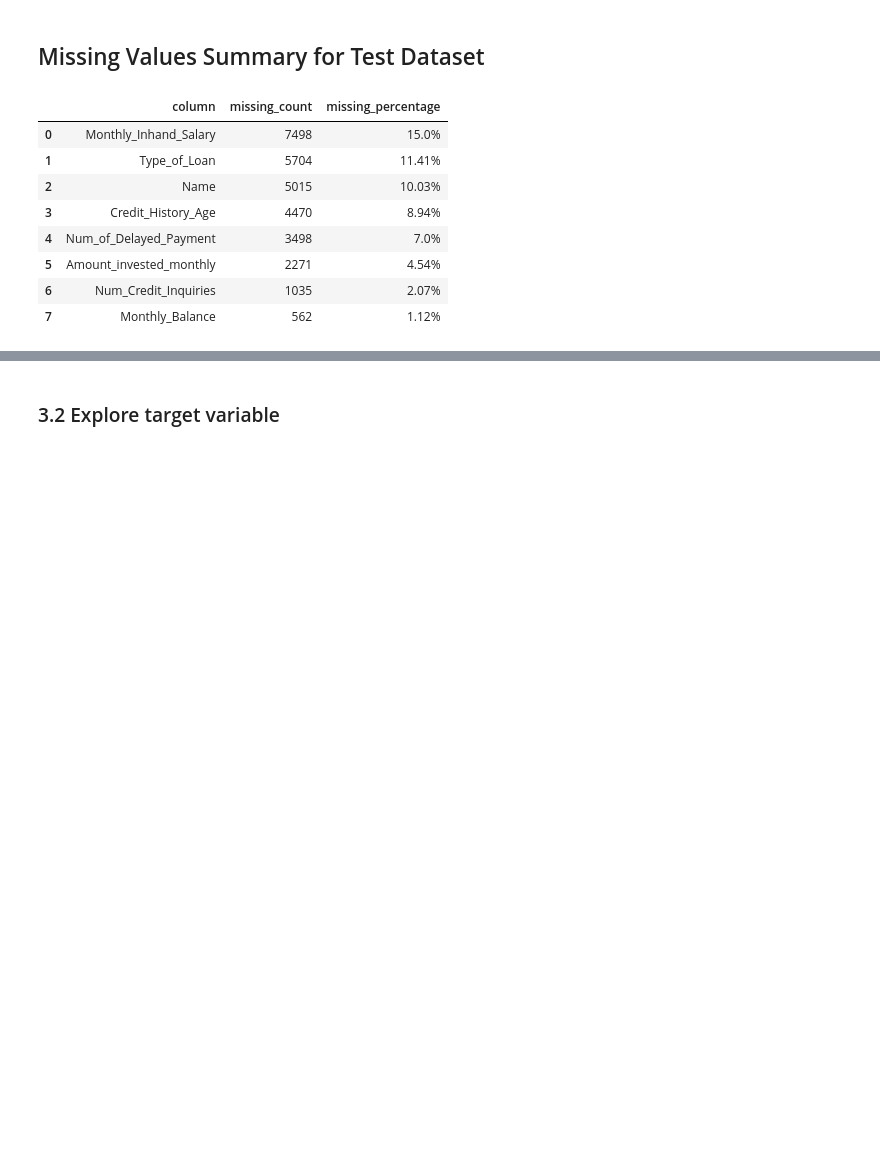
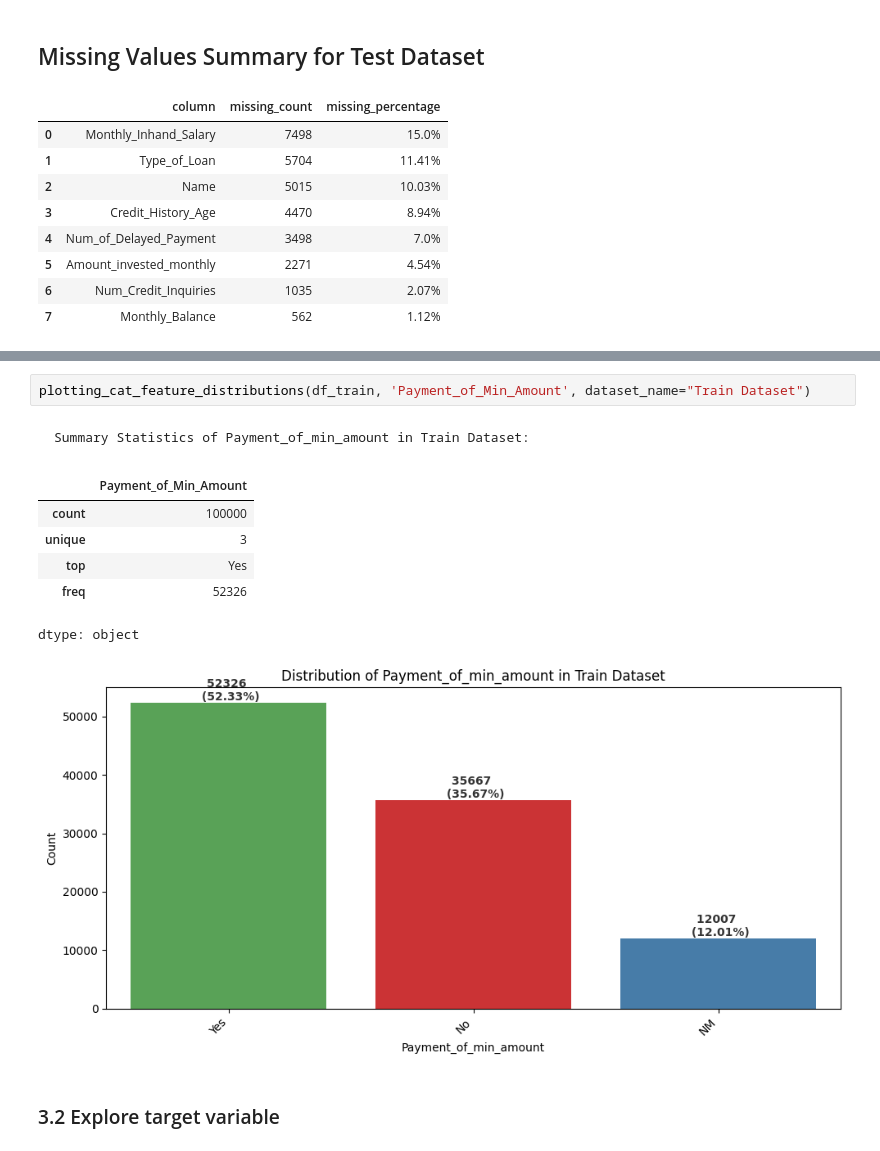
Before and after one commit to Nelkit/DSI-AT2-data-analysis-project, a Jupyter notebook: notebooks/DSI_AT2_data_analysis_project.ipynb, the cells around one changed output, grey strips where cells are left out. Drawn from its saved outputs; the diff is of its cells as text; blank space fills up the shorter version.

```diff
--- a/notebooks/DSI_AT2_data_analysis_project.ipynb
+++ b/notebooks/DSI_AT2_data_analysis_project.ipynb
@@ -465,3 +443,14 @@ dtype: float64
+# %%
+plotting_cat_feature_distributions(df_train, 'Payment_of_Min_Amount', dataset_name="Train Dataset")
+# %% [output]
+Summary Statistics of Payment_of_min_amount in Train Dataset:
+|  | Payment_of_Min_Amount |
+| count | 100000 |
+| unique | 3 |
+| top | Yes |
+| freq | 52326 |
+dtype: object
+[figure, added]
 # %% [markdown]
 ### 3.2 Explore target variable
 # %%
```
Also changed, not shown: parts of 33 cells of this notebook.
